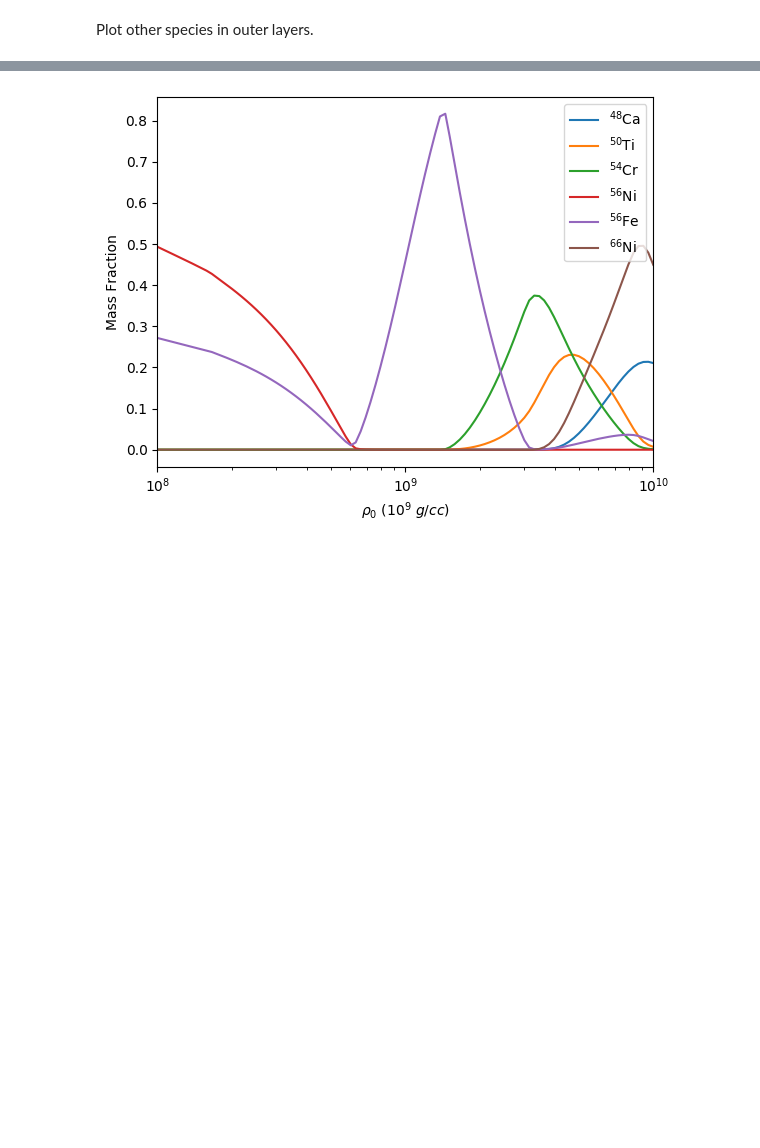
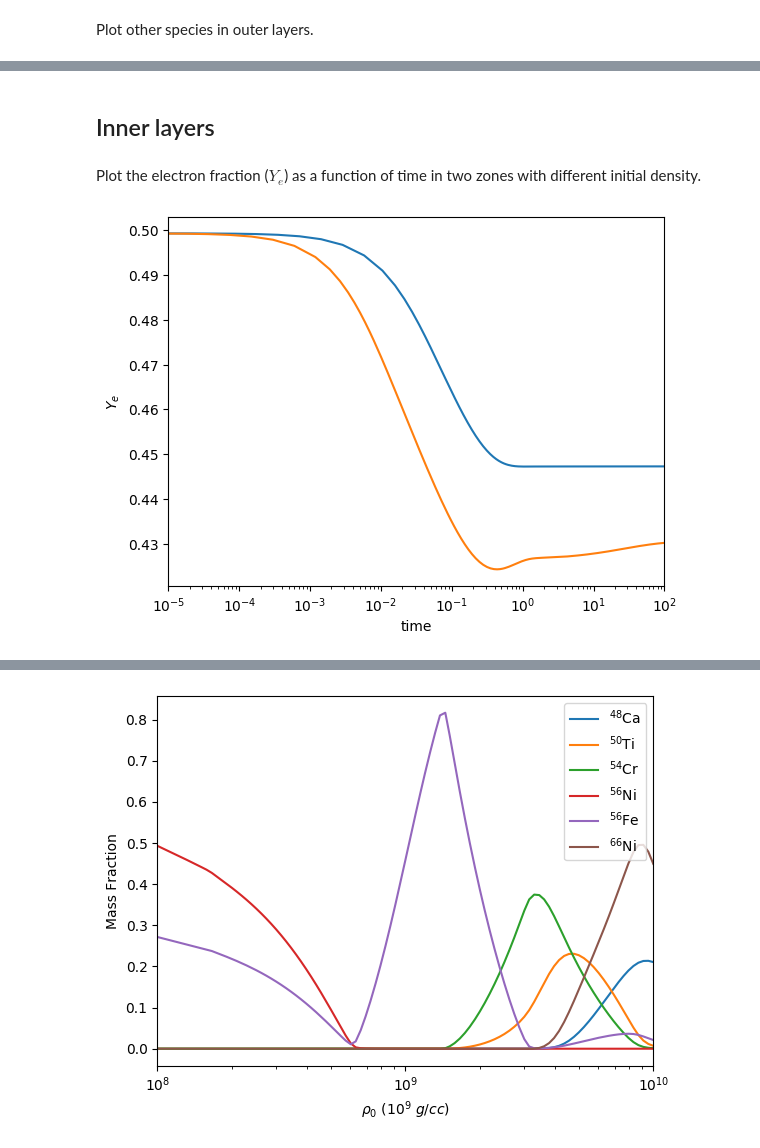
Before and after one commit to frizkat15/NRLEE-Nucleosynthesis, a Jupyter notebook: nrlee.ipynb, the cells around one changed output, grey strips where cells are left out. Drawn from its saved outputs; the diff is of its cells as text; code cells hidden in the pictures; blank space fills up the shorter version.

```diff
--- a/nrlee.ipynb
+++ b/nrlee.ipynb
@@ -185,0 +180,9 @@ Plot inner layers.  TODO:  add discussion. Add single-zone calculation to show e
+# %% [markdown]
+## Inner layers
+# %% [markdown]
+Plot the electron fraction ($Y_e$) as a function of time in two zones with different initial density.
+# %%
+inner_zones.plot_property_vs_property('time', ('moment_abund', '0', 'abundance'), xscale = 'log',
+                                      xlim = [1.e-5,100], ylabel = '$Y_e$')
+# %% [output]
+[figure, added]
```
Also changed, not shown: parts of 50 cells of this notebook, 1 other file.
